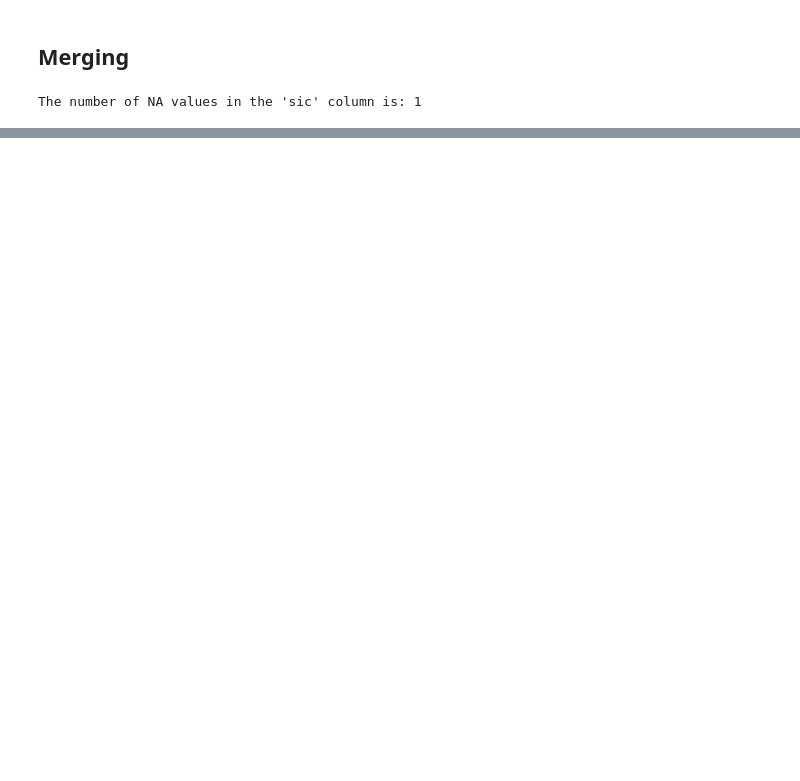
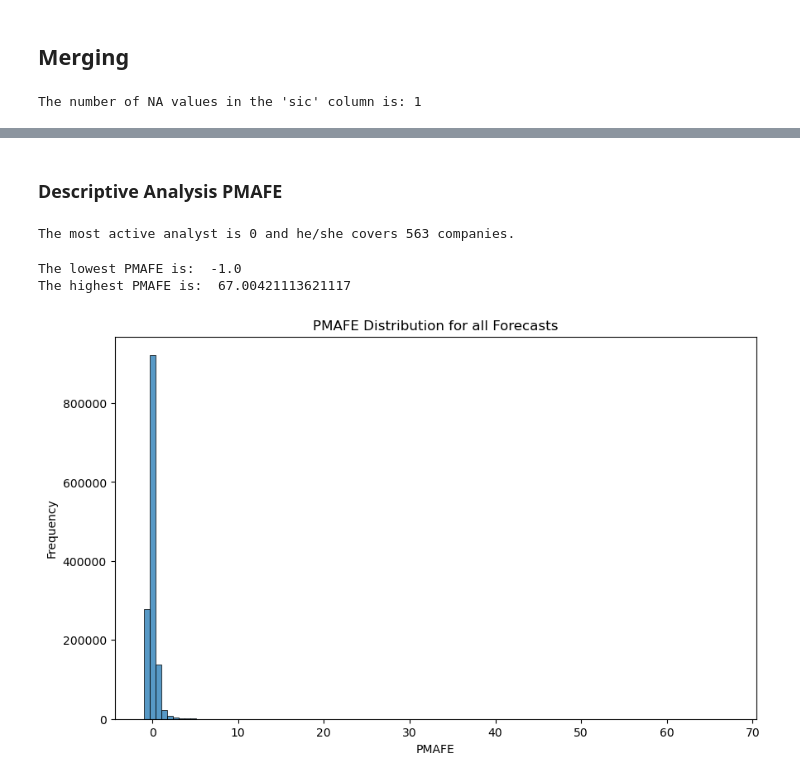
Before and after one commit to moshchev/gsfm_SS24, a Jupyter notebook: notebooks/marius_eda.ipynb, the cells around one changed output, grey strips where cells are left out. Drawn from its saved outputs; the diff is of its cells as text; code cells hidden in the pictures; blank space fills up the shorter version.

Commit message:
calculate PMAFE accuracy and do short analysis

```diff
--- a/notebooks/marius_eda.ipynb
+++ b/notebooks/marius_eda.ipynb
@@ -88,0 +76,4 @@ df_forecasts = df_forecasts.rename(columns={"ticker": "ibes_ticker_pk", "oftic":
+# %%
+# drop all rows where the actual_eps is NaN and report number of rows dropped
+print("Number of rows dropped: ", df_forecasts['actual_eps'].isna().sum())
+df_forecasts = df_forecasts.dropna(subset=['actual_eps'])
@@ -105,0 +128,30 @@ The number of NA values in the 'sic' column is: 1
+# %%
+def calculate_afe(df):
+    """
+    This function first calculates the absolute forecast error for each analyst i forecast of firm j in year t
+    If analyst i has multiple forecasts for firm j in year t, the function calculates the average forecast error
+    In the second step an extra column is calculated for the overall forecast error is calculate for each firm j in year t
+    In the third step, the function calculates the PMAFE for each analyst i forecast of firm j in year t
+    This function adds new columns to the dataframe:
+    - afe_analyst_i: the absolute forecast error for each analyst i forecast of firm j in year t
+    - afe_analyst_i_avg: the average absolute forecast error for each analyst i forecast of firm j in year t
+    - afe_mean_firm_j: the overall forecast error for each firm j in year t
+    - pmafe: the PMAFE for each analyst i forecast of firm j in year t
+    """
+    # Step 1: Calculate the average absolute forecast error for each analyst i forecast of firm j in year t
+    df['afe_analyst_i'] = np.abs(df['estimated_eps'] - df['actual_eps'])
+
+    df_grouped = df.groupby(['ibes_ticker_pk', 'analyst', 'fiscal_period_ending']).agg({'afe_analyst_i': 'mean'}).reset_index()
+    df_grouped = df_grouped.rename(columns={'afe_analyst_i': 'afe_analyst_i_avg'})
+    df = pd.merge(df, df_grouped, on=['ibes_ticker_pk', 'analyst', 'fiscal_period_ending'], how='left')
+
+    # Step 2: Calculate the overall forecast error for each firm j in year t
+    df['afe_mean_firm_j'] = df.groupby(["ibes_ticker_pk", "fiscal_period_ending"])["afe_analyst_i"].transform("mean")
+
+    # Step 3: Calculate the PMAFE for each analyst i forecast of firm j in year t
+    df['pmafe'] = (df['afe_analyst_i_avg'] - df['afe_mean_firm_j']) / df['afe_mean_firm_j']
+
+    return df
+# %%
+df_forecasts = calculate_afe(df_forecasts)
+df_forecasts.head()
@@ -105,0 +165,2 @@ The number of NA values in the 'sic' column is: 1
+# %% [markdown]
+### Descriptive Analysis PMAFE
@@ -105,0 +171,24 @@ The number of NA values in the 'sic' column is: 1
+# %%
+# How many companies are covered by the analysts with the most companies covered?
+most_active_analyst = pmafe_by_analyst['count'].idxmax()
+companies_covered = df_forecasts[df_forecasts['analyst'] == most_active_analyst]['ibes_ticker_pk'].nunique()
+print(f"The most active analyst is {most_active_analyst} and he/she covers {companies_covered} companies.")
+# %% [output]
+The most active analyst is 0 and he/she covers 563 companies.
+# %%
+# Whats the lowest and highest PMAFE?
+print("The lowest PMAFE is: ", df_forecasts['pmafe'].min())
+print("The highest PMAFE is: ", df_forecasts['pmafe'].max())
+# %% [output]
+The lowest PMAFE is:  -1.0
+The highest PMAFE is:  67.00421113621117
+# %%
+# most frequent PMAFE vales for all forecasts
+plt.figure(figsize=(10, 6))
+sns.histplot(df_forecasts['pmafe'], kde=False, bins=100)
+plt.title("PMAFE Distribution for all Forecasts")
+plt.xlabel("PMAFE")
+plt.ylabel("Frequency")
+plt.show()
+# %% [output]
+[figure, added]
```
Also changed, not shown: parts of 14 cells of this notebook.
